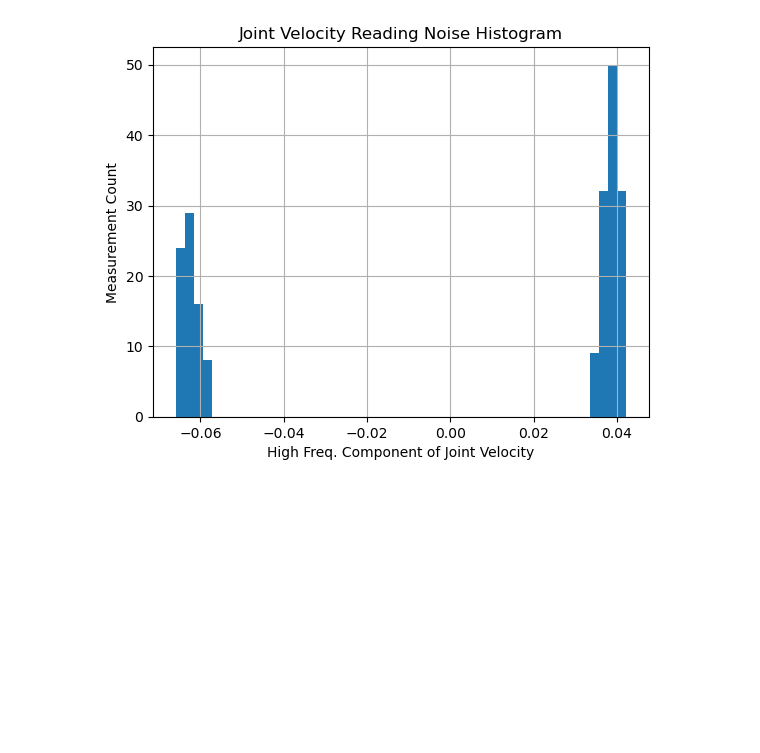
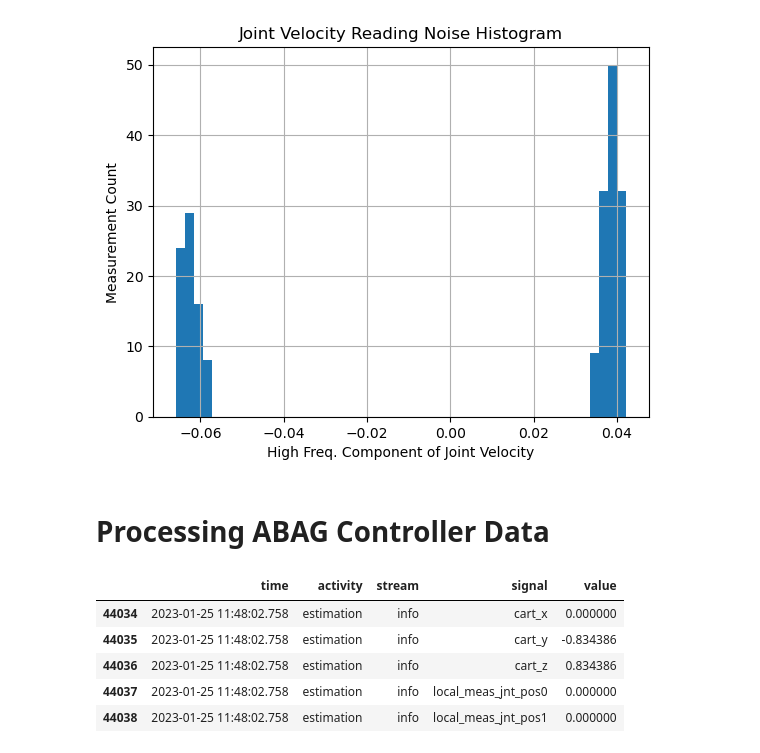
Before and after one commit to denizsoysal/ARCS, a Jupyter notebook: scripts/plot_log.ipynb, the cells around one changed output. Cells and saved outputs as stored; diff of their text form; code cells hidden in the pictures; blank space fills up the shorter version.

```diff
--- a/scripts/plot_log.ipynb
+++ b/scripts/plot_log.ipynb
@@ -67,3 +67,20 @@ ax.set(xlabel="High Freq. Component of Joint Velocity", ylabel="Measurement Coun
 fig.savefig("../docs/figs/vel_signal_hist.svg", bbox_inches='tight')
 # %% [output]
 [figure]
+# %% [markdown]
+# Processing ABAG Controller Data
+# %%
+df = pd.read_csv("../data/iiwase_log_one_abag.csv", header=None,
+                names=["time", "activity", "stream", "signal", "value"], parse_dates=["time"])
+
+# only take the second trial in the file
+df = df[df["time"] > pd.Timestamp(year=2023, month=1, day=25, hour=11, minute=47)]
+
+df.head()
+# %% [output]
+|  | time | activity | stream | signal | value |
+| 44034 | 2023-01-25 11:48:02.758 | estimation | info | cart_x | 0.000000 |
+| 44035 | 2023-01-25 11:48:02.758 | estimation | info | cart_y | -0.834386 |
+| 44036 | 2023-01-25 11:48:02.758 | estimation | info | cart_z | 0.834386 |
+| 44037 | 2023-01-25 11:48:02.758 | estimation | info | local_meas_jnt_pos0 | 0.000000 |
+| 44038 | 2023-01-25 11:48:02.758 | estimation | info | local_meas_jnt_pos1 | 0.000000 |
```
Also changed, not shown: parts of 3 cells of this notebook, 3 other files.
